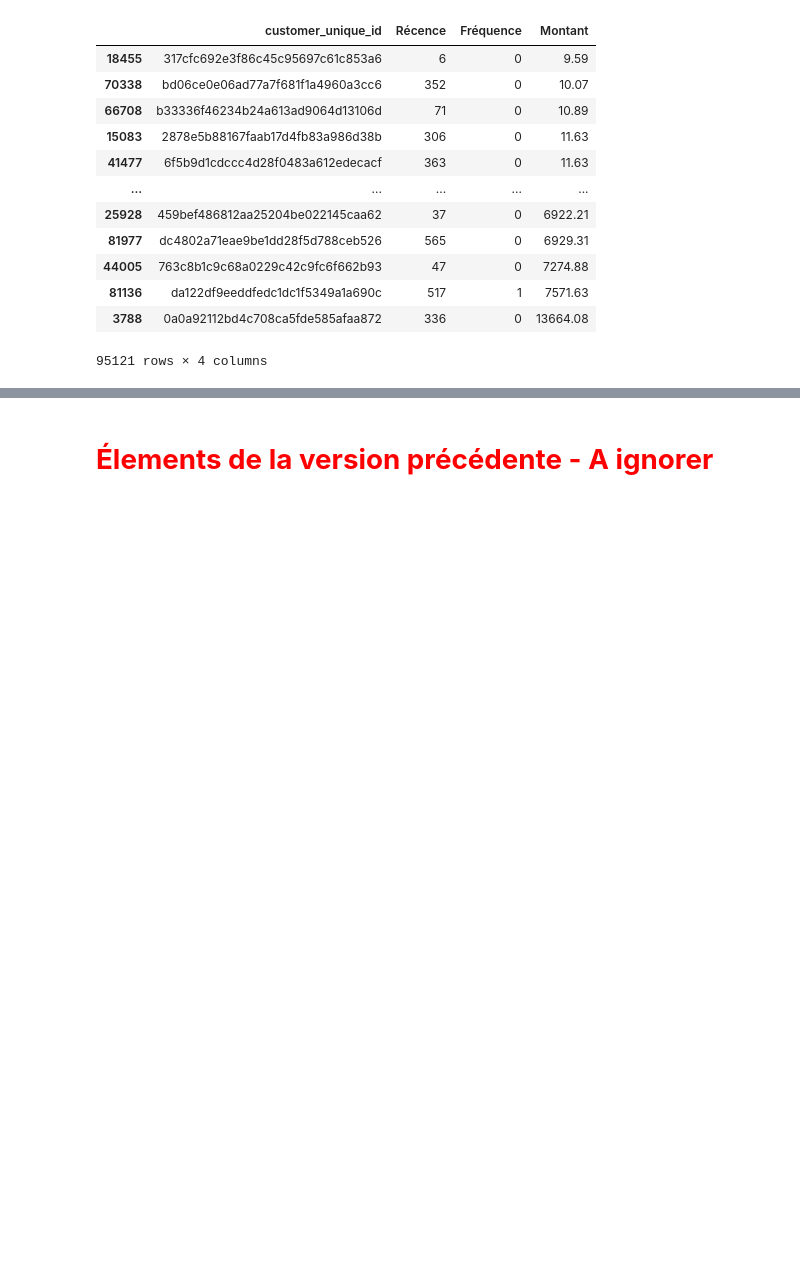
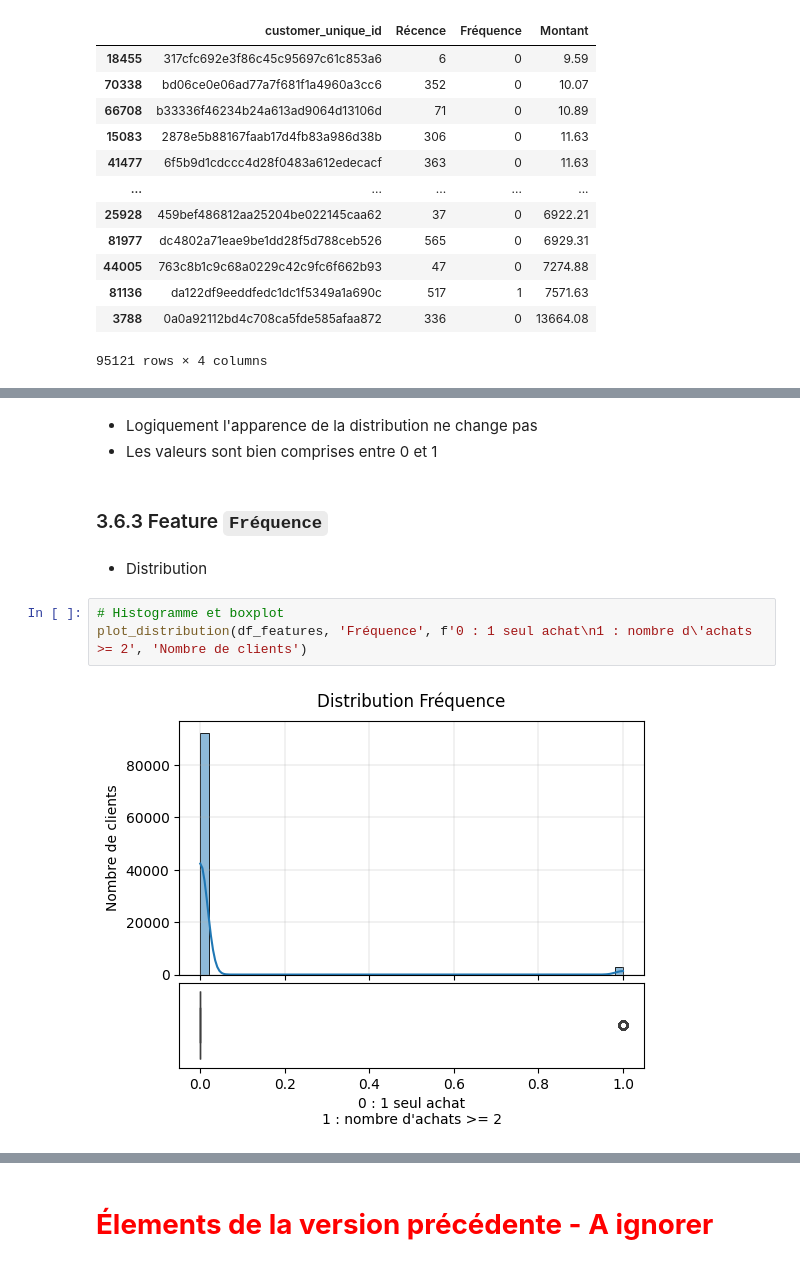
Before and after one commit to Christophe-Aballea/OC_projet5_Segmentez_des_clients_d_un_site_ecommerce, a Jupyter notebook: P05_Notebook2_Feature_ingineering.ipynb, the cells around one changed output, grey strips where cells are left out. Saved outputs shown, nothing was run; the diff lists cells and outputs as text; blank space fills up the shorter version.

```diff
--- a/P05_Notebook2_Feature_ingineering.ipynb
+++ b/P05_Notebook2_Feature_ingineering.ipynb
@@ -1248,0 +1307,12 @@ df_features.sort_values('Montant')
+# %% [markdown]
+* Logiquement l'apparence de la distribution ne change pas
+* Les valeurs sont bien comprises entre 0 et 1
+# %% [markdown]
+### 3.6.3 Feature `Fréquence`
+# %% [markdown]
+* Distribution
+# %%
+# Histogramme et boxplot
+plot_distribution(df_features, 'Fréquence', f'0 : 1 seul achat\n1 : nombre d\'achats >= 2', 'Nombre de clients')
+# %% [output]
+[figure, added]
```
Also changed, not shown: parts of 25 cells of this notebook, 1 other file.
